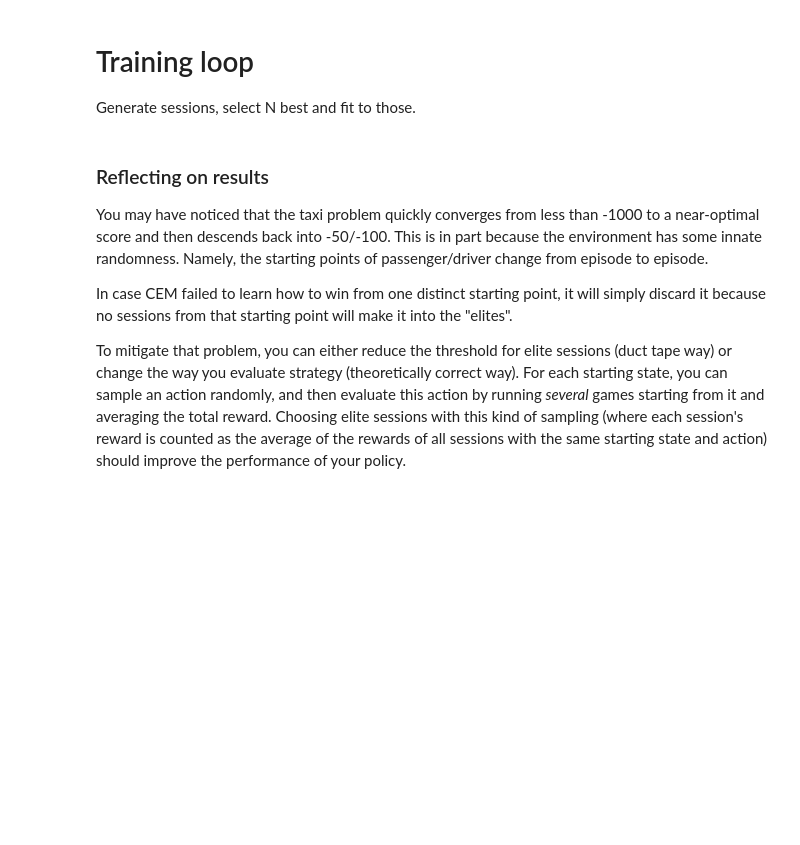
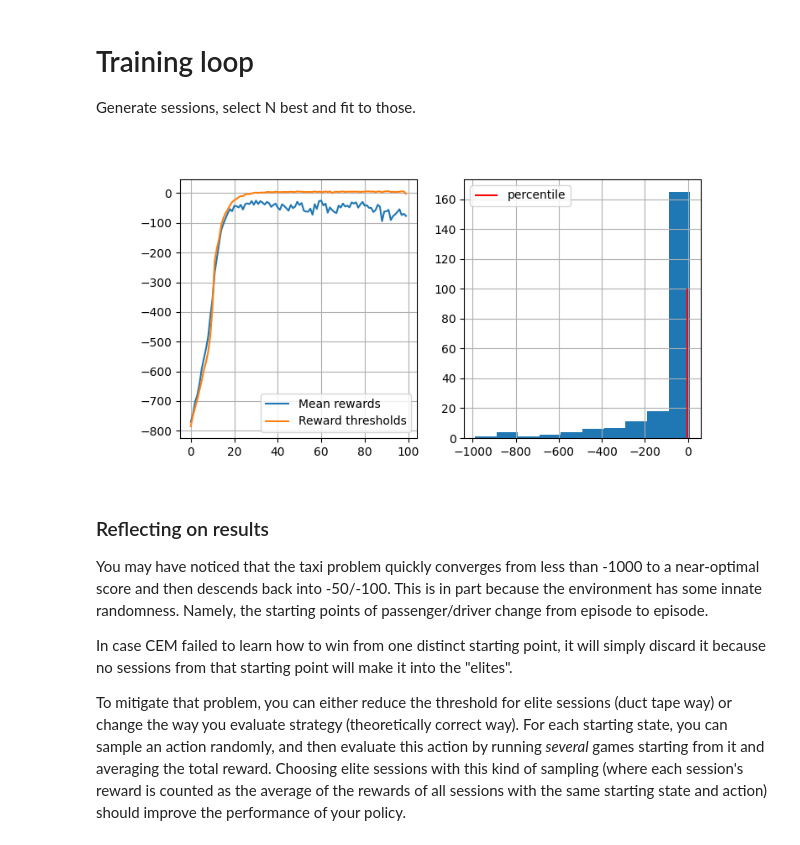
Before and after one commit to goodza/Practical_RL, a Jupyter notebook: week01_intro/crossentropy_method.ipynb, the cells around one changed output. Saved outputs shown, nothing was run; the diff lists cells and outputs as text; code cells hidden in the pictures; blank space fills up the shorter version.

```diff
--- a/week01_intro/crossentropy_method.ipynb
+++ b/week01_intro/crossentropy_method.ipynb
@@ -145,17 +133,7 @@ def select_elites(states_batch, actions_batch, rewards_batch, percentile):
     # reward_threshold = <YOUR CODE: compute minimum reward for elite sessions. Hint: use np.percentile()>
     reward_threshold = np.percentile(rewards_batch, percentile)
     elite_ind = np.where(np.array(rewards_batch) >= reward_threshold)[0]
-
-    elite_states = np.concatenate([states_batch[i] for i in elite_ind]))
+    elite_states = np.concatenate([states_batch[i] for i in elite_ind])
     elite_actions = np.concatenate([actions_batch[i] for i in elite_ind])
 
-    # for i in rewards_ind:
-    #     elite_states += states_batch[i]
-    #     elite_actions += actions_batch[i]
-
-
-
-
     return elite_states, elite_actions
-
-select_elites(states_batch, actions_batch, rewards_batch, percentile=0)
@@ -221,11 +197,20 @@ def get_new_policy(elite_states, elite_actions):
     :param elite_actions: 1D list of actions from elite sessions
 
     """
+    # <YOUR CODE: set probabilities for actions given elite states & actions>
+    # Don't forget to set 1/n_actions for all actions in unvisited states.
+    new_policy = np.ones([n_states, n_actions]) / n_actions
+    elite_array_states = np.array(elite_states)
 
-    new_policy = np.zeros([n_states, n_actions])
-
-    <YOUR CODE: set probabilities for actions given elite states & actions>
-    # Don't forget to set 1/n_actions for all actions in unvisited states.
+    obtained_states = set()
+    for i,e in enumerate(elite_states):
+        if e not in obtained_states:
+            new_policy[e] = np.zeros(n_actions)
+            elite_indexes = np.where(elite_array_states == e)[0]
+            actions = [elite_actions[i] for i in elite_indexes]
+            for a in actions:
+                new_policy[e][a] = actions.count(a)/len(actions)
+            obtained_states.add(e)
 
     return new_policy
 # %%
@@ -301,23 +287,30 @@ policy = initialize_policy(n_states, n_actions)
 # %%
 n_sessions = 250  # sample this many sessions
 percentile = 50  # discard this percentage of sessions with lowest rewards
 learning_rate = 0.5  # how quickly the policy is updated, on a scale from 0 to 1
 
 log = []
 
 for i in range(100):
-    %time sessions = [ <YOUR CODE: generate a list of n_sessions new sessions> ]
+    # %time sessions = [ <YOUR CODE: generate a list of n_sessions new sessions> ]
+    sessions = [generate_session(env, policy) for _ in range(n_sessions)]
 
     states_batch, actions_batch, rewards_batch = zip(*sessions)
+    # print(states_batch, actions_batch,rewards_batch)
 
-    elite_states, elite_actions = <YOUR CODE: select elite states & actions>
 
-    new_policy = <YOUR CODE: compute new policy>
+    # elite_states, elite_actions = <YOUR CODE: select elite states & actions>
+    # rewards_threshold = np.percentile(rewards_batch, percentile)
+    elite_states, elite_actions = select_elites(states_batch,actions_batch,rewards_batch,percentile)
+    # new_policy = <YOUR CODE: compute new policy>
+    new_policy = get_new_policy(elite_states, elite_actions)
 
     policy = learning_rate * new_policy + (1 - learning_rate) * policy
 
     # display results on chart
     show_progress(rewards_batch, log, percentile)
+# %% [output]
+[figure, added]
 # %% [markdown]
 ### Reflecting on results
 
```
Also changed, not shown: parts of 10 cells of this notebook, 1 other file.
